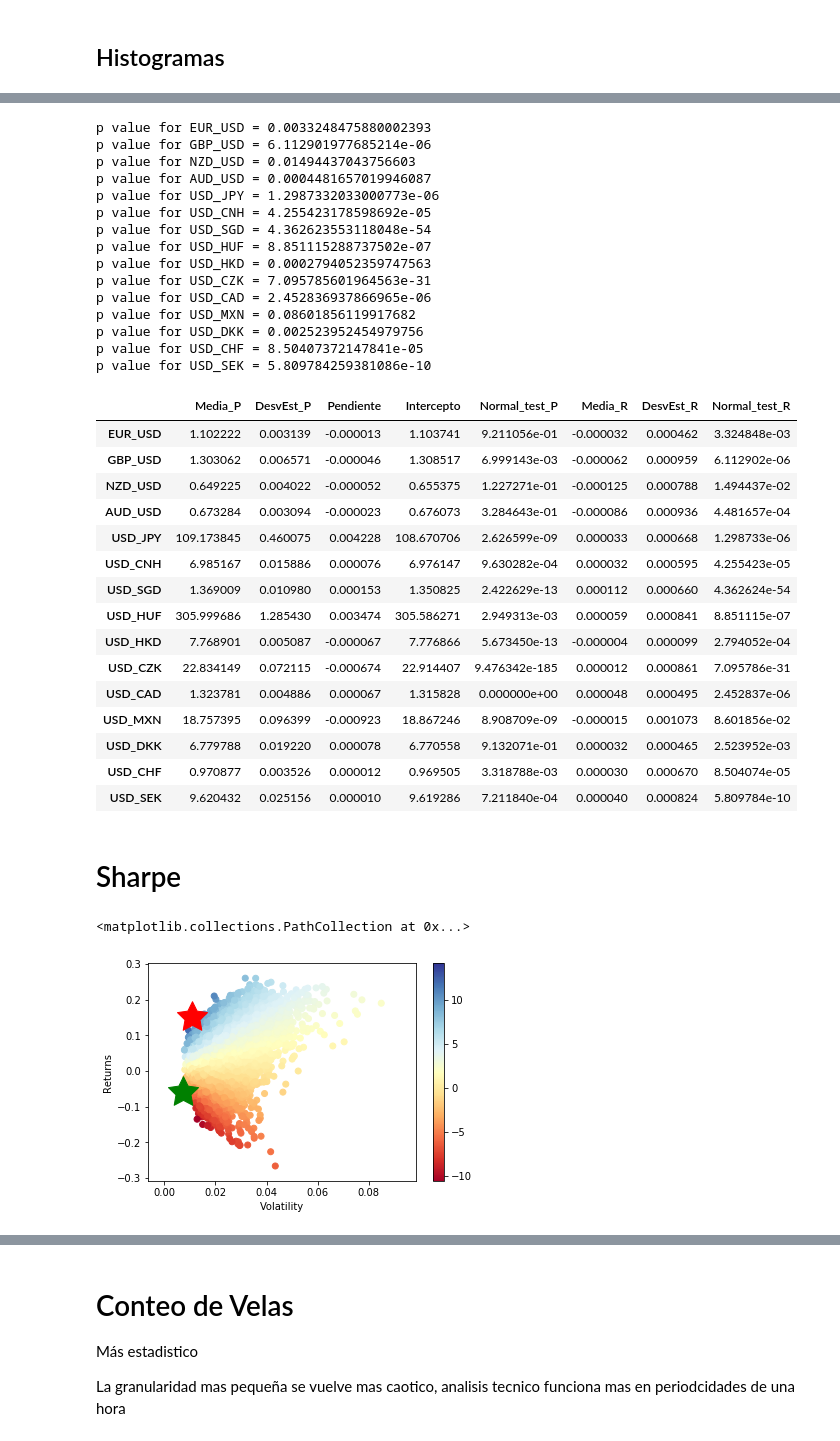
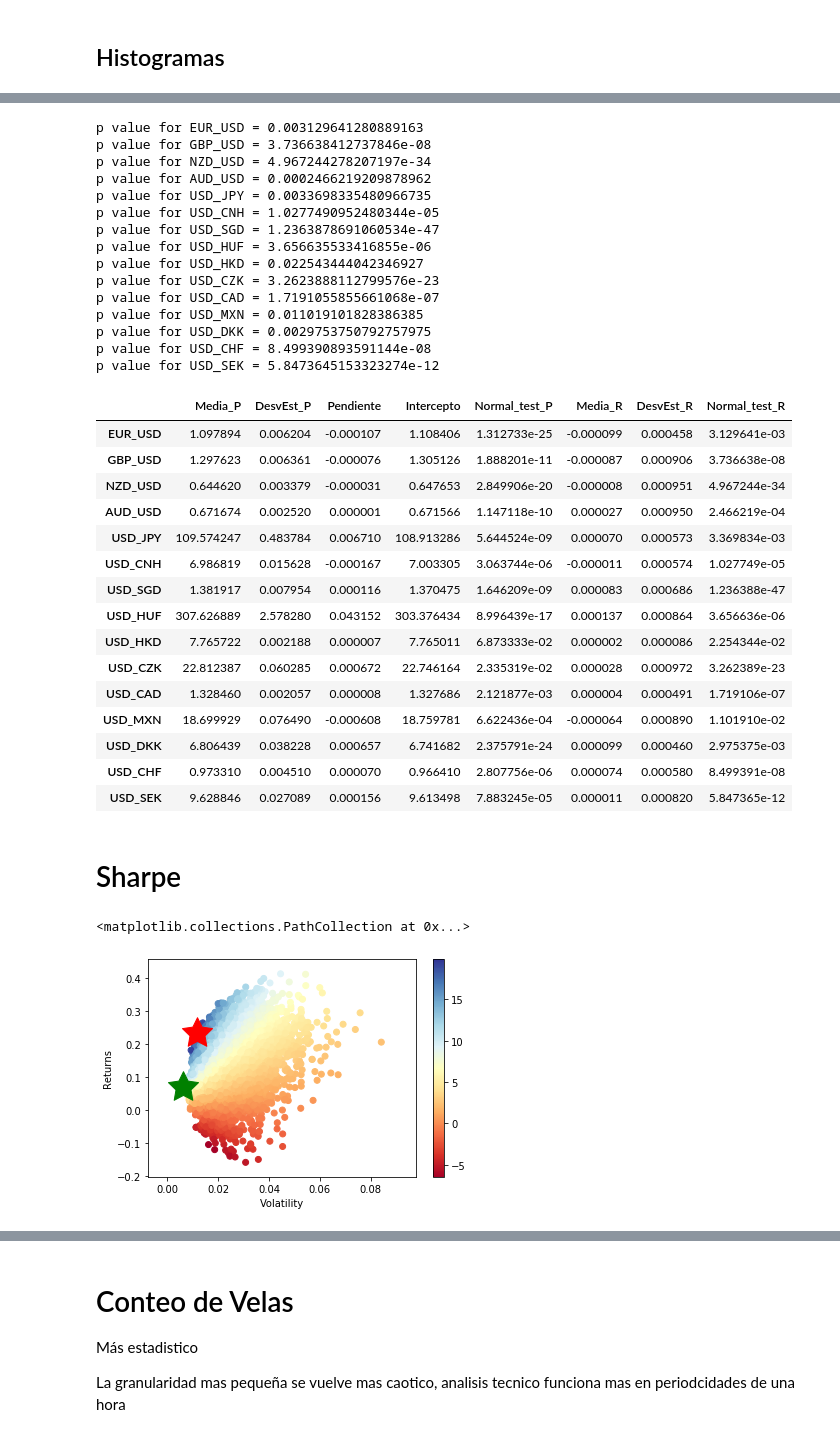
Before and after one commit to violetarcia/LAB_01_KVGH, a Jupyter notebook: LAB_1.ipynb, the cells around one changed output, grey strips where cells are left out. Saved outputs shown, nothing was run; the diff lists cells and outputs as text; code cells hidden in the pictures.

```diff
--- a/LAB_1.ipynb
+++ b/LAB_1.ipynb
@@ -43,8 +43,8 @@ pd.set_option('display.max_rows', 8)
 def Divisa(ins):
     OA_Ak = '800f1b3f91d7cb0a713c532e17823f6d-f9acd6a21490f97aef649dfd8e723435'
     OA_Gn = "H1"                                                     # Granularidad
-    fini = pd.to_datetime("2020-01-26 00:00:00").tz_localize('GMT')  # Fecha inicial
-    ffin = pd.to_datetime("2020-02-09 00:00:00").tz_localize('GMT')  # Fecha final
+    fini = pd.to_datetime("2020-02-02 00:00:00").tz_localize('GMT')  # Fecha inicial
+    ffin = pd.to_datetime("2020-02-13 00:00:00").tz_localize('GMT')  # Fecha final
 
     # Descargar precios masivos
     df = fn.f_precios_masivos(p0_fini=fini, p1_ffin=ffin, p2_gran=OA_Gn, p3_inst=ins, p4_oatk=OA_Ak, p5_ginc=4900)
@@ -274,21 +274,21 @@ for ax, d in zip(axs.ravel(), data):
 # %%
 normp_rend = [Normal_Test(rend.iloc[:,i], instrument[i]) for i in range(len(rend.columns))]
 # %% [output]
-p value for EUR_USD = 0.0033248475880002393
-p value for GBP_USD = 6.112901977685214e-06
-p value for NZD_USD = 0.01494437043756603
-p value for AUD_USD = 0.0004481657019946087
-p value for USD_JPY = 1.2987332033000773e-06
-p value for USD_CNH = 4.255423178598692e-05
-p value for USD_SGD = 4.362623553118048e-54
-p value for USD_HUF = 8.851115288737502e-07
-p value for USD_HKD = 0.0002794052359747563
-p value for USD_CZK = 7.095785601964563e-31
-p value for USD_CAD = 2.452836937866965e-06
-p value for USD_MXN = 0.08601856119917682
-p value for USD_DKK = 0.002523952454979756
-p value for USD_CHF = 8.50407372147841e-05
-p value for USD_SEK = 5.809784259381086e-10
+p value for EUR_USD = 0.003129641280889163
+p value for GBP_USD = 3.736638412737846e-08
+p value for NZD_USD = 4.967244278207197e-34
+p value for AUD_USD = 0.0002466219209878962
+p value for USD_JPY = 0.0033698335480966735
+p value for USD_CNH = 1.0277490952480344e-05
+p value for USD_SGD = 1.2363878691060534e-47
+p value for USD_HUF = 3.656635533416855e-06
+p value for USD_HKD = 0.022543444042346927
+p value for USD_CZK = 3.2623888112799576e-23
+p value for USD_CAD = 1.7191055855661068e-07
+p value for USD_MXN = 0.011019101828386385
+p value for USD_DKK = 0.0029753750792757975
+p value for USD_CHF = 8.499390893591144e-08
+p value for USD_SEK = 5.8473645153323274e-12
 # %%
 # Definimos la tabla donde se mostrarán los resultados
 
@@ -315,21 +315,21 @@ with pd.option_context('display.max_rows', None, 'display.max_columns', None):
     display(df)
 # %% [output]
 |  | Media_P | DesvEst_P | Pendiente | Intercepto | Normal_test_P | Media_R | DesvEst_R | Normal_test_R |
-| EUR_USD | 1.102222 | 0.003139 | -0.000013 | 1.103741 | 9.211056e-01 | -0.000032 | 0.000462 | 3.324848e-03 |
-| GBP_USD | 1.303062 | 0.006571 | -0.000046 | 1.308517 | 6.999143e-03 | -0.000062 | 0.000959 | 6.112902e-06 |
-| NZD_USD | 0.649225 | 0.004022 | -0.000052 | 0.655375 | 1.227271e-01 | -0.000125 | 0.000788 | 1.494437e-02 |
-| AUD_USD | 0.673284 | 0.003094 | -0.000023 | 0.676073 | 3.284643e-01 | -0.000086 | 0.000936 | 4.481657e-04 |
-| USD_JPY | 109.173845 | 0.460075 | 0.004228 | 108.670706 | 2.626599e-09 | 0.000033 | 0.000668 | 1.298733e-06 |
-| USD_CNH | 6.985167 | 0.015886 | 0.000076 | 6.976147 | 9.630282e-04 | 0.000032 | 0.000595 | 4.255423e-05 |
-| USD_SGD | 1.369009 | 0.010980 | 0.000153 | 1.350825 | 2.422629e-13 | 0.000112 | 0.000660 | 4.362624e-54 |
-| USD_HUF | 305.999686 | 1.285430 | 0.003474 | 305.586271 | 2.949313e-03 | 0.000059 | 0.000841 | 8.851115e-07 |
-| USD_HKD | 7.768901 | 0.005087 | -0.000067 | 7.776866 | 5.673450e-13 | -0.000004 | 0.000099 | 2.794052e-04 |
-| USD_CZK | 22.834149 | 0.072115 | -0.000674 | 22.914407 | 9.476342e-185 | 0.000012 | 0.000861 | 7.095786e-31 |
-| USD_CAD | 1.323781 | 0.004886 | 0.000067 | 1.315828 | 0.000000e+00 | 0.000048 | 0.000495 | 2.452837e-06 |
-| USD_MXN | 18.757395 | 0.096399 | -0.000923 | 18.867246 | 8.908709e-09 | -0.000015 | 0.001073 | 8.601856e-02 |
-| USD_DKK | 6.779788 | 0.019220 | 0.000078 | 6.770558 | 9.132071e-01 | 0.000032 | 0.000465 | 2.523952e-03 |
-| USD_CHF | 0.970877 | 0.003526 | 0.000012 | 0.969505 | 3.318788e-03 | 0.000030 | 0.000670 | 8.504074e-05 |
-| USD_SEK | 9.620432 | 0.025156 | 0.000010 | 9.619286 | 7.211840e-04 | 0.000040 | 0.000824 | 5.809784e-10 |
+| EUR_USD | 1.097894 | 0.006204 | -0.000107 | 1.108406 | 1.312733e-25 | -0.000099 | 0.000458 | 3.129641e-03 |
+| GBP_USD | 1.297623 | 0.006361 | -0.000076 | 1.305126 | 1.888201e-11 | -0.000087 | 0.000906 | 3.736638e-08 |
+| NZD_USD | 0.644620 | 0.003379 | -0.000031 | 0.647653 | 2.849906e-20 | -0.000008 | 0.000951 | 4.967244e-34 |
+| AUD_USD | 0.671674 | 0.002520 | 0.000001 | 0.671566 | 1.147118e-10 | 0.000027 | 0.000950 | 2.466219e-04 |
+| USD_JPY | 109.574247 | 0.483784 | 0.006710 | 108.913286 | 5.644524e-09 | 0.000070 | 0.000573 | 3.369834e-03 |
+| USD_CNH | 6.986819 | 0.015628 | -0.000167 | 7.003305 | 3.063744e-06 | -0.000011 | 0.000574 | 1.027749e-05 |
+| USD_SGD | 1.381917 | 0.007954 | 0.000116 | 1.370475 | 1.646209e-09 | 0.000083 | 0.000686 | 1.236388e-47 |
+| USD_HUF | 307.626889 | 2.578280 | 0.043152 | 303.376434 | 8.996439e-17 | 0.000137 | 0.000864 | 3.656636e-06 |
+| USD_HKD | 7.765722 | 0.002188 | 0.000007 | 7.765011 | 6.873333e-02 | 0.000002 | 0.000086 | 2.254344e-02 |
+| USD_CZK | 22.812387 | 0.060285 | 0.000672 | 22.746164 | 2.335319e-02 | 0.000028 | 0.000972 | 3.262389e-23 |
+| USD_CAD | 1.328460 | 0.002057 | 0.000008 | 1.327686 | 2.121877e-03 | 0.000004 | 0.000491 | 1.719106e-07 |
+| USD_MXN | 18.699929 | 0.076490 | -0.000608 | 18.759781 | 6.622436e-04 | -0.000064 | 0.000890 | 1.101910e-02 |
+| USD_DKK | 6.806439 | 0.038228 | 0.000657 | 6.741682 | 2.375791e-24 | 0.000099 | 0.000460 | 2.975375e-03 |
+| USD_CHF | 0.973310 | 0.004510 | 0.000070 | 0.966410 | 2.807756e-06 | 0.000074 | 0.000580 | 8.499391e-08 |
+| USD_SEK | 9.628846 | 0.027089 | 0.000156 | 9.613498 | 7.883245e-05 | 0.000011 | 0.000820 | 5.847365e-12 |
 # %% [markdown]
 # Sharpe
 # %%
@@ -341,35 +341,35 @@ num = 10000
 def Sharpe(data, num):
     n = len(data.columns)
     mean = data.mean()
     cov_matrix = data.cov()
     results = np.zeros((num, 3+n))
     for i in range(num):
         w = np.array(np.random.random(n))
         w /= np.sum(w)
         results[i, 3:] = np.round(w, 3)*100
         results[i, 0] = np.sum(mean * w)
-        results[i, 1] = np.dot(np.dot(w.T, cov_matrix), w)/100
+        results[i, 1] = np.dot(np.dot(w.T, cov_matrix), w)/1
         results[i, 2] = results[i,0] / results[i,1]
     return results
 
 results = Sharpe(data, num)
 results_frame = pd.DataFrame(results, columns=['ret','stdev','sharpe'] + instrument)
 max_sharpe_port = results_frame.iloc[results_frame['sharpe'].idxmax()]
 #locate positon of portfolio with minimum standard deviation
 min_vol_port = results_frame.iloc[results_frame['stdev'].idxmin()]
 
 #create scatter plot coloured by Sharpe Ratio
 plt.scatter(results_frame.stdev,results_frame.ret,c=results_frame.sharpe,cmap='RdYlBu')
 plt.xlabel('Volatility')
 plt.ylabel('Returns')
 plt.colorbar()
 #plot red star to highlight position of portfolio with highest Sharpe Ratio
 plt.scatter(max_sharpe_port[1],max_sharpe_port[0],marker=(5,1,0),color='r',s=1000)
 #plot green star to highlight position of minimum variance portfolio
 plt.scatter(min_vol_port[1],min_vol_port[0],marker=(5,1,0),color='g',s=1000)
 # %% [output]
 <matplotlib.collections.PathCollection at 0x...>
-[figure, old version]
+[figure, new version]
 # %%
 max_sharpe_port = results_frame.iloc[results_frame['sharpe'].idxmax()]
 with pd.option_context('display.max_rows', None, 'display.max_columns', None):
```
Also changed, not shown: parts of 20 cells of this notebook.
